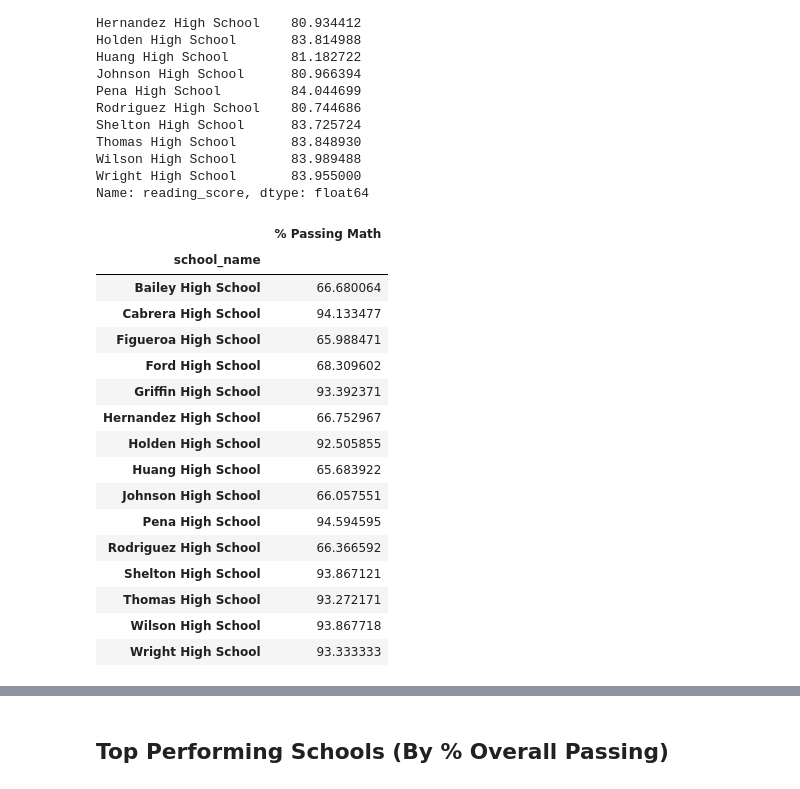
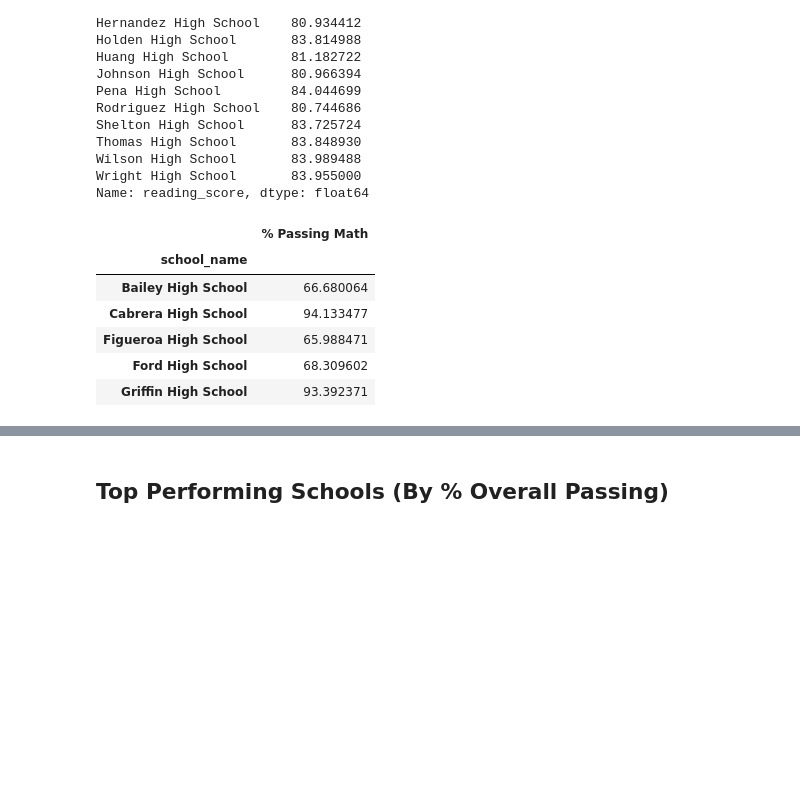
Before and after one commit to nepanji/Pandas_Challenge, a Jupyter notebook: PyCitySchools/PyCitySchools.ipynb, the cells around one changed output, grey strips where cells are left out. Cells and saved outputs as stored; diff of their text form; code cells hidden in the pictures; blank space fills up the shorter version.

```diff
--- a/PyCitySchools/PyCitySchools.ipynb
+++ b/PyCitySchools/PyCitySchools.ipynb
@@ -264,28 +202,18 @@ Name: reading_score, dtype: float64
 # %%
 # Calculate percent passing math by school name
 schools_passing_math = all_school_data.loc[all_school_data['math_score'] >=70].groupby('school_name').count()['size']
 schools_passing_math_percent = pd.DataFrame((schools_passing_math / total_students) * 100).rename({
     'size': "% Passing Math"
 }, axis = 1)
-schools_passing_math_percent
+schools_passing_math_percent.head()
 # %% [output]
 |  | % Passing Math |
 | school_name |  |
 | Bailey High School | 66.680064 |
 | Cabrera High School | 94.133477 |
 | Figueroa High School | 65.988471 |
 | Ford High School | 68.309602 |
 | Griffin High School | 93.392371 |
-| Hernandez High School | 66.752967 |
-| Holden High School | 92.505855 |
-| Huang High School | 65.683922 |
-| Johnson High School | 66.057551 |
-| Pena High School | 94.594595 |
-| Rodriguez High School | 66.366592 |
-| Shelton High School | 93.867121 |
-| Thomas High School | 93.272171 |
-| Wilson High School | 93.867718 |
-| Wright High School | 93.333333 |
 # %%
 # Calculate percent passing reading by school name
 schools_passing_reading = all_school_data.loc[all_school_data['reading_score'] >=70].groupby('school_name').count()['size']
```
Also changed, not shown: parts of 61 cells of this notebook, 1 other file.
